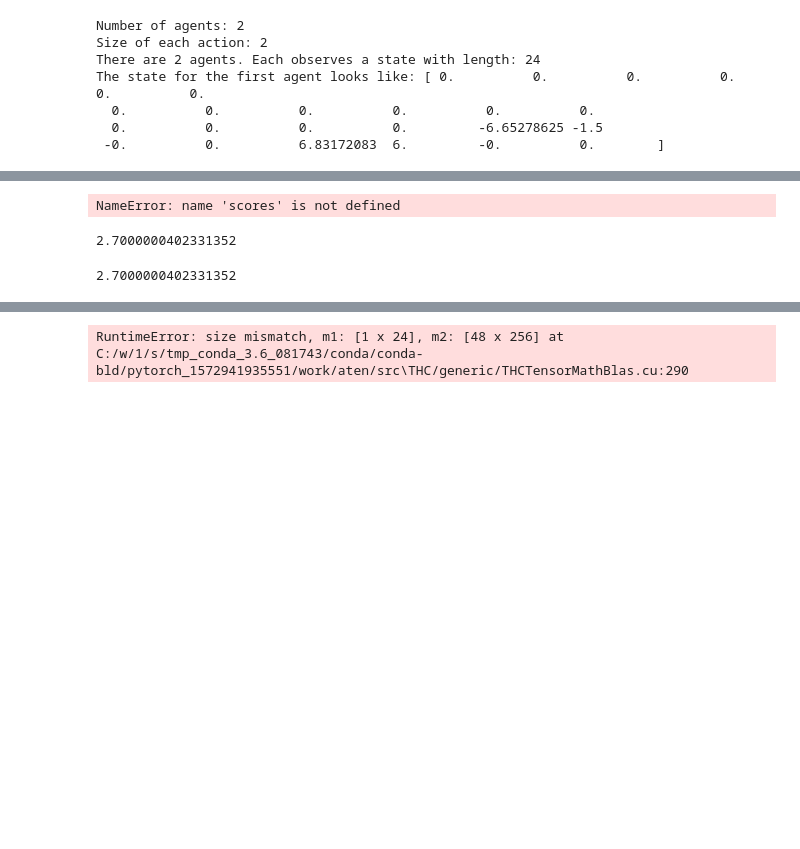
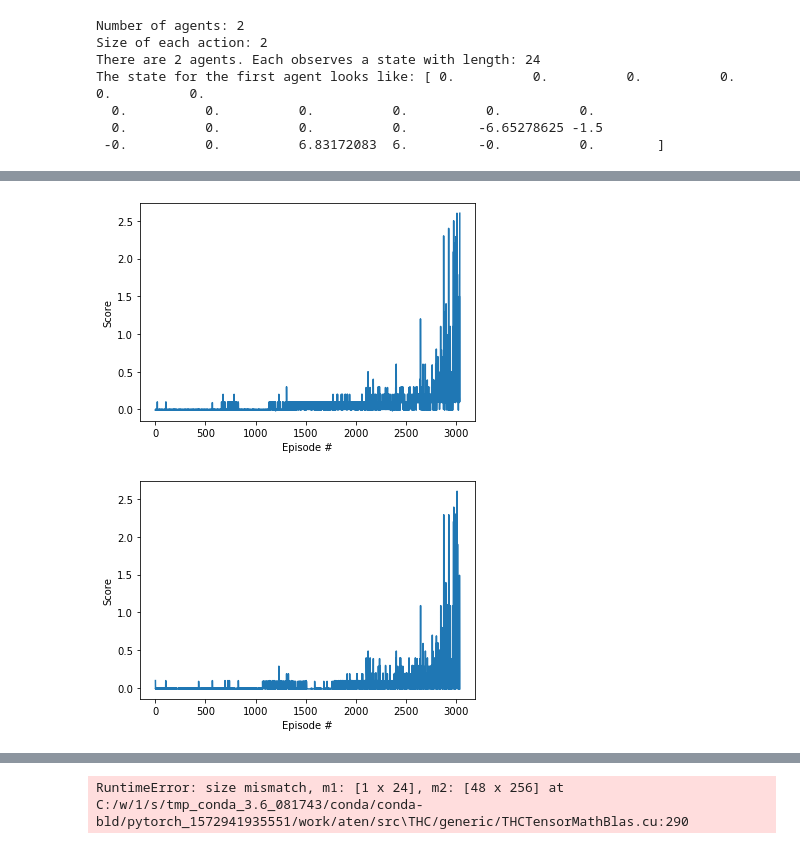
Before and after one commit to juanluislopez24/tennis-drl-agents, a Jupyter notebook: Tennis.ipynb, the cells around one changed output, grey strips where cells are left out. Drawn from its saved outputs; the diff is of its cells as text; code cells hidden in the pictures; blank space fills up the shorter version.

Commit message:
reached score

```diff
--- a/Tennis.ipynb
+++ b/Tennis.ipynb
@@ -309,8 +309,8 @@ TAU = 2e-3
 LR_ACTOR = 1.0e-3
 LR_CRITIC = 1.0e-3
 WEIGHT_DECAY = 0
-UPDATE_EVERY = 1
-UPDATE_NUM = 10
+UPDATE_EVERY = 10
+UPDATE_NUM = 2
 EPSILON = 1.0
 EPS_DECAY = 1.0e-5
 EPS_END=0.02
@@ -511,7 +511,7 @@ class AgentWaitingRoom():
 
         return torch.stack(Actions, dim=1, out=None).view(BATCH_SIZE, self.nA*self.nAgents)
 # %%
-room = AgentWaitingRoom(2, state_size, action_size, 1233)
+room = AgentWaitingRoom(2, state_size, action_size)
 # %%
 all_scores, all_avg_scores = room.train()
 # %% [output]
@@ -520,10 +536,11 @@ Episode 35      Average Score: 0 -0.004 Average Score: 1 -0.003
 # %%
-for score_i in scores:
+for score_i in all_scores:
     fig = plt.figure()
     ax = fig.add_subplot(111)
     plt.plot(np.arange(1, len(score_i)+1), score_i)
     plt.ylabel('Score')
     plt.xlabel('Episode #')
     plt.show()
 # %% [output]
-NameError: name 'scores' is not defined
+[figure, added]
+[figure, added]
@@ -532,8 +546,0 @@ scores = np.array(scores)
-# %%
-np.amax(scores[0])
-# %% [output]
-2.7000000402331352
-# %%
-np.amax(scores[1])
-# %% [output]
-2.7000000402331352
```
Also changed, not shown: parts of 11 cells of this notebook, 5 other files.
